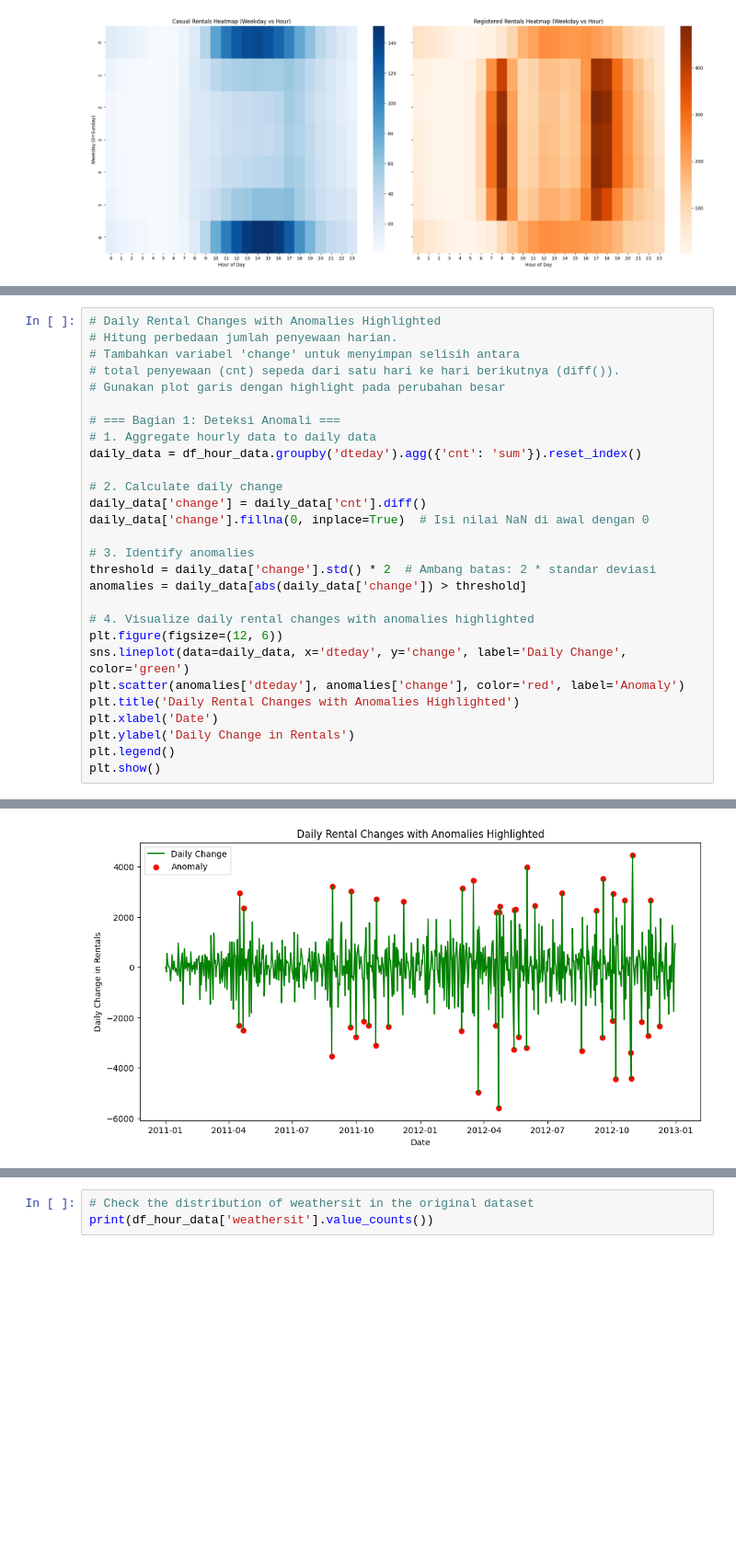
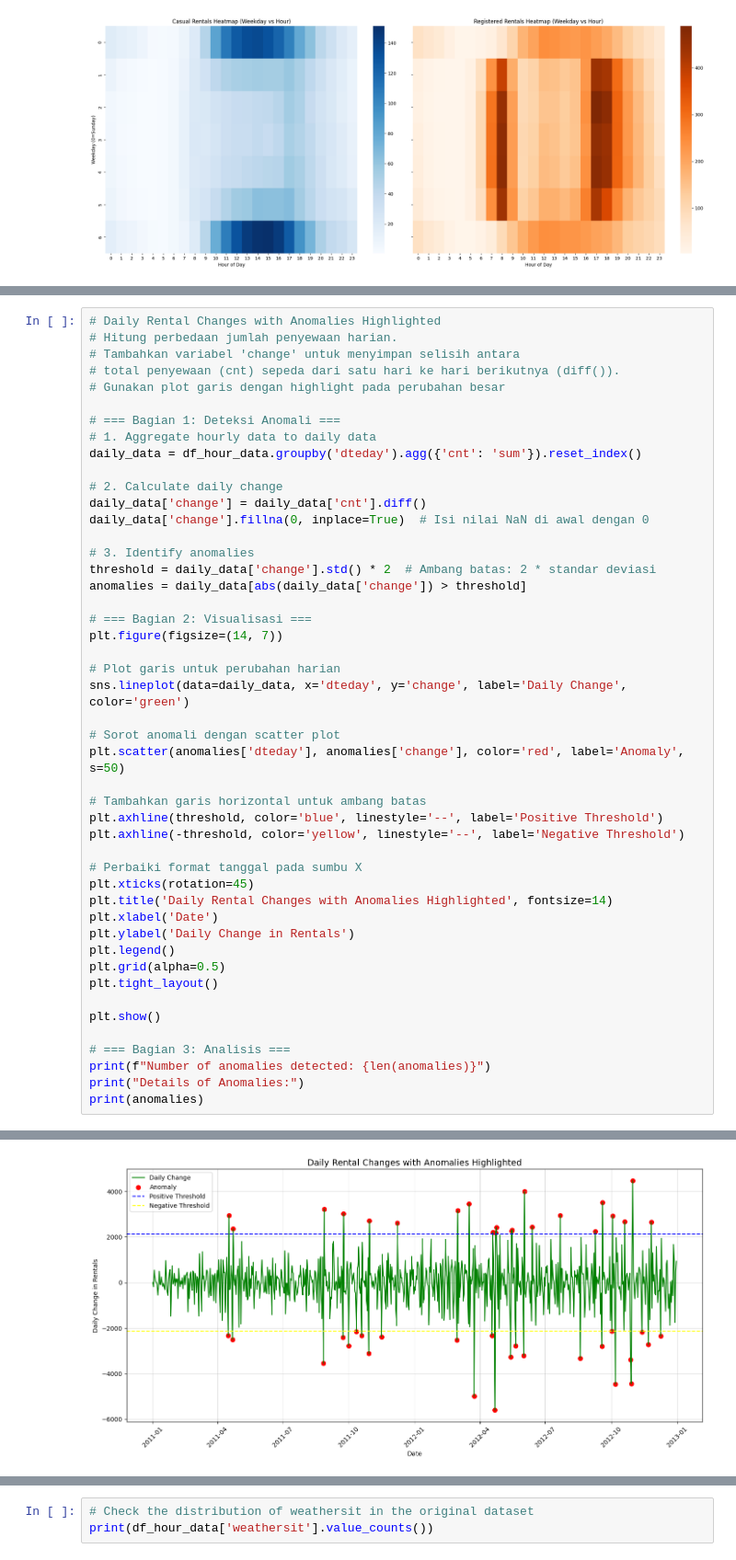
Before and after one commit to esnanta/data-analysis, a Jupyter notebook: bike-sharing/bike_sharing_data_analysis.ipynb, the cells around one changed output, grey strips where cells are left out. Shown: that part at 92% size. Saved outputs shown, nothing was run; the diff lists cells and outputs as text; blank space fills up the shorter version.

```diff
--- a/bike-sharing/bike_sharing_data_analysis.ipynb
+++ b/bike-sharing/bike_sharing_data_analysis.ipynb
@@ -617,35 +623,54 @@ plt.show()
 # Daily Rental Changes with Anomalies Highlighted
 # Hitung perbedaan jumlah penyewaan harian.
 # Tambahkan variabel 'change' untuk menyimpan selisih antara
 # total penyewaan (cnt) sepeda dari satu hari ke hari berikutnya (diff()).
 # Gunakan plot garis dengan highlight pada perubahan besar
 
 # === Bagian 1: Deteksi Anomali ===
 # 1. Aggregate hourly data to daily data
 daily_data = df_hour_data.groupby('dteday').agg({'cnt': 'sum'}).reset_index()
 
 # 2. Calculate daily change
 daily_data['change'] = daily_data['cnt'].diff()
 daily_data['change'].fillna(0, inplace=True)  # Isi nilai NaN di awal dengan 0
 
 # 3. Identify anomalies
 threshold = daily_data['change'].std() * 2  # Ambang batas: 2 * standar deviasi
 anomalies = daily_data[abs(daily_data['change']) > threshold]
 
-# 4. Visualize daily rental changes with anomalies highlighted
-plt.figure(figsize=(12, 6))
+# === Bagian 2: Visualisasi ===
+plt.figure(figsize=(14, 7))
+
+# Plot garis untuk perubahan harian
 sns.lineplot(data=daily_data, x='dteday', y='change', label='Daily Change', color='green')
-plt.scatter(anomalies['dteday'], anomalies['change'], color='red', label='Anomaly')
-plt.title('Daily Rental Changes with Anomalies Highlighted')
+
+# Sorot anomali dengan scatter plot
+plt.scatter(anomalies['dteday'], anomalies['change'], color='red', label='Anomaly', s=50)
+
+# Tambahkan garis horizontal untuk ambang batas
+plt.axhline(threshold, color='blue', linestyle='--', label='Positive Threshold')
+plt.axhline(-threshold, color='yellow', linestyle='--', label='Negative Threshold')
+
+# Perbaiki format tanggal pada sumbu X
+plt.xticks(rotation=45)
+plt.title('Daily Rental Changes with Anomalies Highlighted', fontsize=14)
 plt.xlabel('Date')
 plt.ylabel('Daily Change in Rentals')
 plt.legend()
+plt.grid(alpha=0.5)
+plt.tight_layout()
+
 plt.show()
+
+# === Bagian 3: Analisis ===
+print(f"Number of anomalies detected: {len(anomalies)}")
+print("Details of Anomalies:")
+print(anomalies)
 # %% [output]
 The behavior will change in pandas 3.0. This inplace method will never work because the intermediate object on which we are setting values always behaves as a copy.
 
 For example, when doing 'df[col].method(value, inplace=True)', try using 'df.method({col: value}, inplace=True)' or df[col] = df[col].method(value) instead, to perform the operation inplace on the ori ...
 
 
   daily_data['change'].fillna(0, inplace=True)  # Isi nilai NaN di awal dengan 0
-[figure, old version]
+[figure, new version]
```
Also changed, not shown: parts of 25 cells of this notebook, 1 other file.
